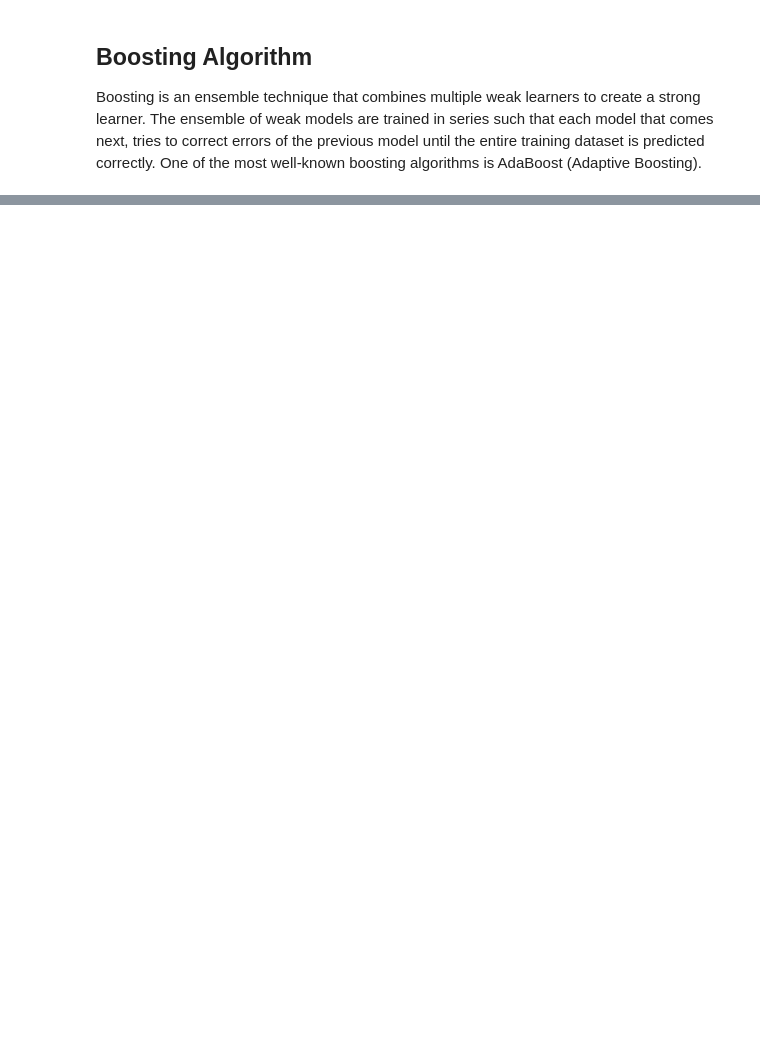
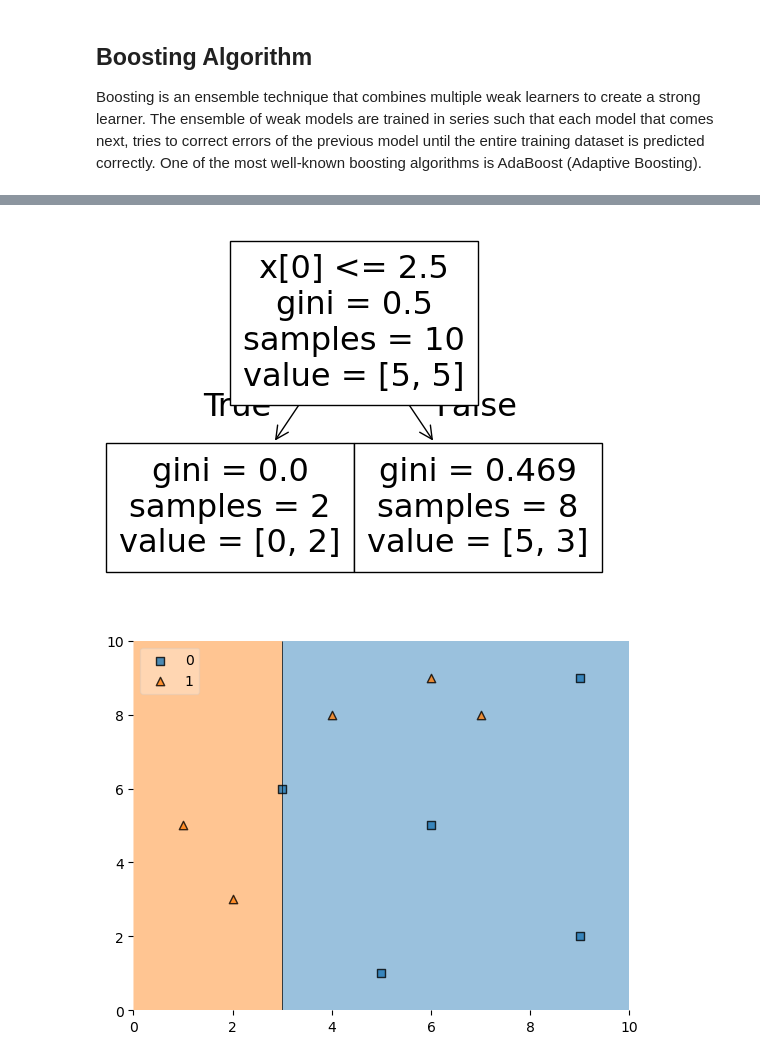
Before and after one commit to itsanishsingh/task-ensemble, a Jupyter notebook: task_ensemble.ipynb, the cells around one changed output, grey strips where cells are left out. Cells and saved outputs as stored; diff of their text form; code cells hidden in the pictures; blank space fills up the shorter version.

```diff
--- a/task_ensemble.ipynb
+++ b/task_ensemble.ipynb
@@ -168,0 +243,48 @@ Boosting is an ensemble technique that combines multiple weak learners to create
+# %%
+def calculate_error(error):
+    return 0.5 * np.log((1-error) / error)
+
+def update_error_1(row, alpha=0.4236489):
+    if row["label"] == row["y_pred"]:
+        return row["weights"] * np.exp(-alpha)
+    else:
+        return row["weights"] * np.exp(alpha)
+
+def update_error_2(row, alpha=0.2027):
+    if row["label"] == row["y_pred"]:
+        return row["weights"] * np.exp(-alpha)
+    else:
+        return row["weights"] * np.exp(alpha)
+
+def update_error_3(row, alpha=0):
+    if row["label"] == row["y_pred"]:
+        return row["weights"] * np.exp(-alpha)
+    else:
+        return row["weights"] * np.exp(alpha)
+
+def create_new_database(df):
+    indices = []
+    for _ in range(df.shape[0]):
+        a = np.random.random()
+        for ind, row in df.iterrows():
+            if row["custom_upper"] > a and a > row["custom_lower"]:
+                indices.append(ind)
+
+    return indices
+# %%
+dt1 = DecisionTreeClassifier(max_depth=1)
+X = df.iloc[:, 0:2].values
+y = df.iloc[:, 2].values
+dt1.fit(X, y)
+plot_tree(dt1)
+plt.show()
+plot_decision_regions(X, y, clf=dt1, legend=2)
+df["y_pred"] = dt1.predict(X)
+alpha1 = calculate_error(0.3)
+df["updated_weights"] = df.apply(update_error_1, axis=1)
+df["normalized_weights"] = df["updated_weights"]/df["updated_weights"].sum()
+df["custom_upper"] = np.cumsum(df["normalized_weights"])
+df["custom_lower"] = df["custom_upper"] - df["normalized_weights"]
+# %% [output]
+[figure, added]
+[figure, added]
```
Also changed, not shown: parts of 26 cells of this notebook.
